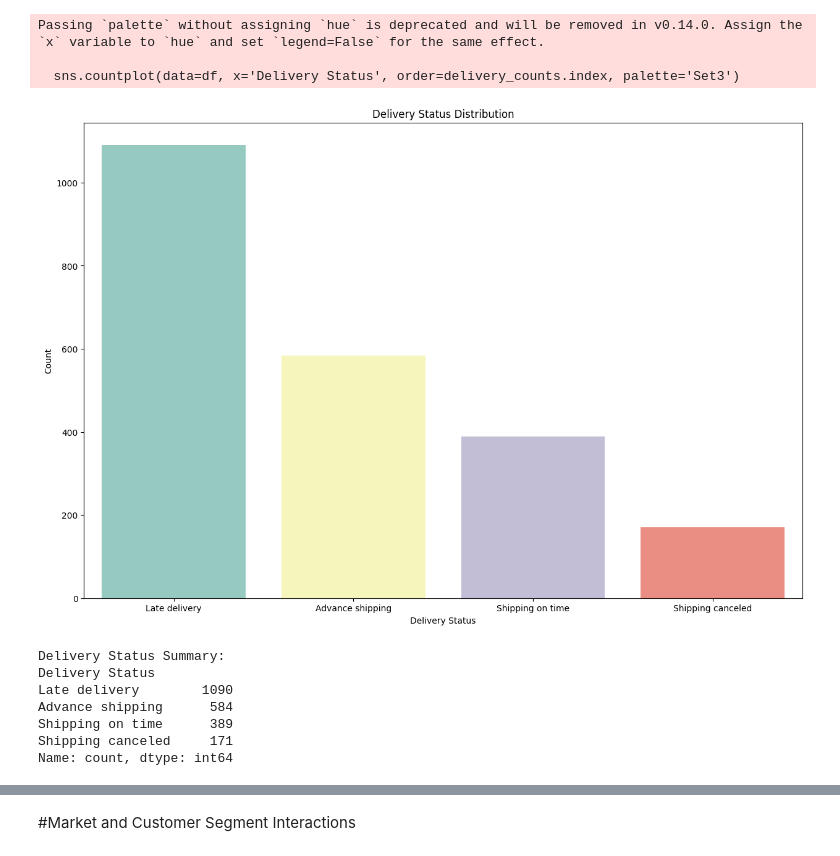
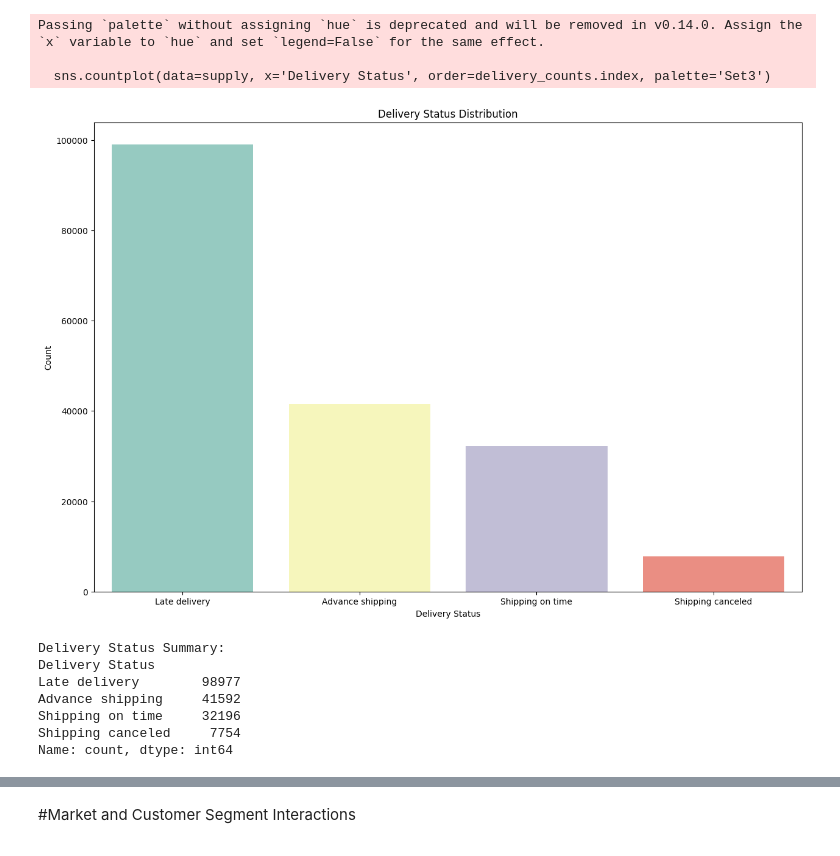
Before and after one commit to akshan-main/supplychain, a Jupyter notebook: supplychaineda.ipynb, the cells around one changed output, grey strips where cells are left out. Saved outputs shown, nothing was run; the diff lists cells and outputs as text; code cells hidden in the pictures.

```diff
--- a/supplychaineda.ipynb
+++ b/supplychaineda.ipynb
@@ -4,5 +4,5 @@ import numpy as np
 import matplotlib.pyplot as plt
 import seaborn as sns
 # %%
-df=pd.read_csv('sc.csv', encoding='ISO-8859-1')
+supply=pd.read_csv('/content/DataCoSupplyChainDataset.csv', encoding='ISO-8859-1')
 # %%
@@ -85,29 +85,29 @@ plt.show()
 # %%
-delivery_status_data = df['Delivery Status']
+delivery_status_data = supply['Delivery Status']
 
 #distribution
 delivery_counts = delivery_status_data.value_counts()
 
 plt.figure(figsize=(15, 10))
-sns.countplot(data=df, x='Delivery Status', order=delivery_counts.index, palette='Set3')
+sns.countplot(data=supply, x='Delivery Status', order=delivery_counts.index, palette='Set3')
 plt.title('Delivery Status Distribution')
 plt.xlabel('Delivery Status')
 plt.ylabel('Count')
 plt.show()
 
 #summary statistics
 print("Delivery Status Summary:")
 print(delivery_counts)
 # %% [output]
 Passing `palette` without assigning `hue` is deprecated and will be removed in v0.14.0. Assign the `x` variable to `hue` and set `legend=False` for the same effect.
 
-  sns.countplot(data=df, x='Delivery Status', order=delivery_counts.index, palette='Set3')
+  sns.countplot(data=supply, x='Delivery Status', order=delivery_counts.index, palette='Set3')
-[figure, old version]
+[figure, new version]
 Delivery Status Summary:
 Delivery Status
-Late delivery        1090
-Advance shipping      584
-Shipping on time      389
-Shipping canceled     171
+Late delivery        98977
+Advance shipping     41592
+Shipping on time     32196
+Shipping canceled     7754
 Name: count, dtype: int64
 # %%
```
Also changed, not shown: parts of 29 cells of this notebook.
